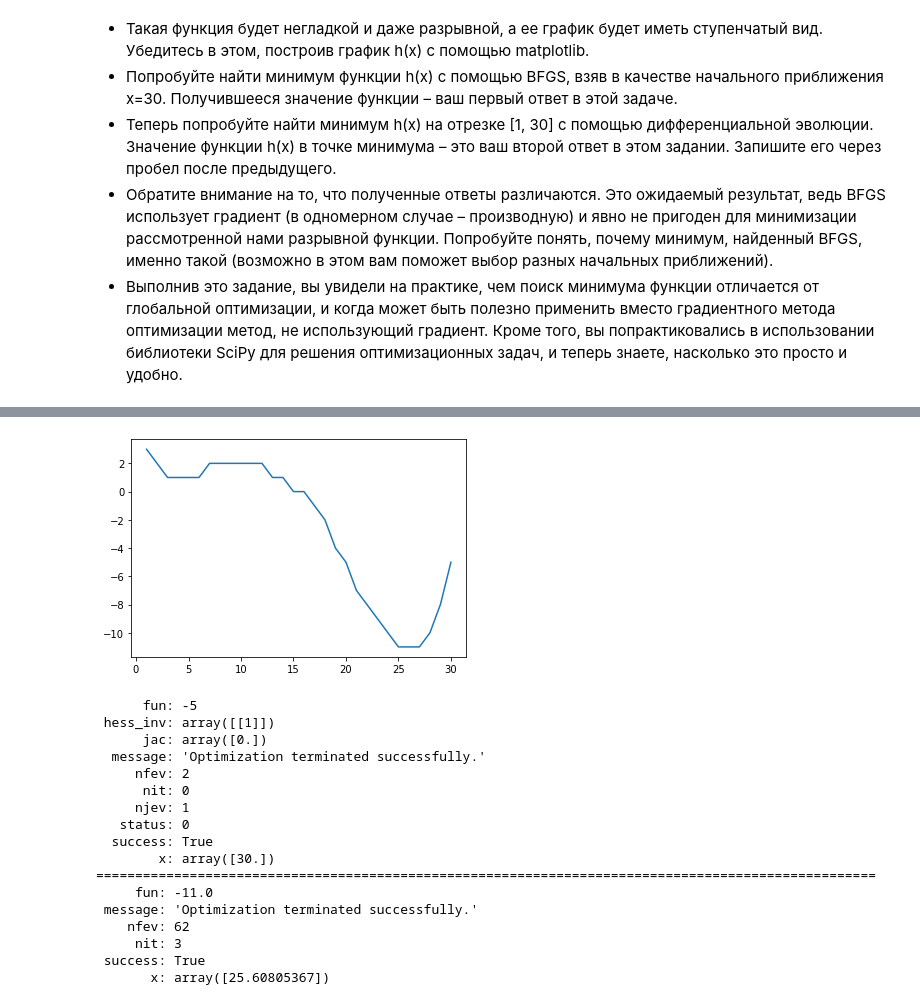
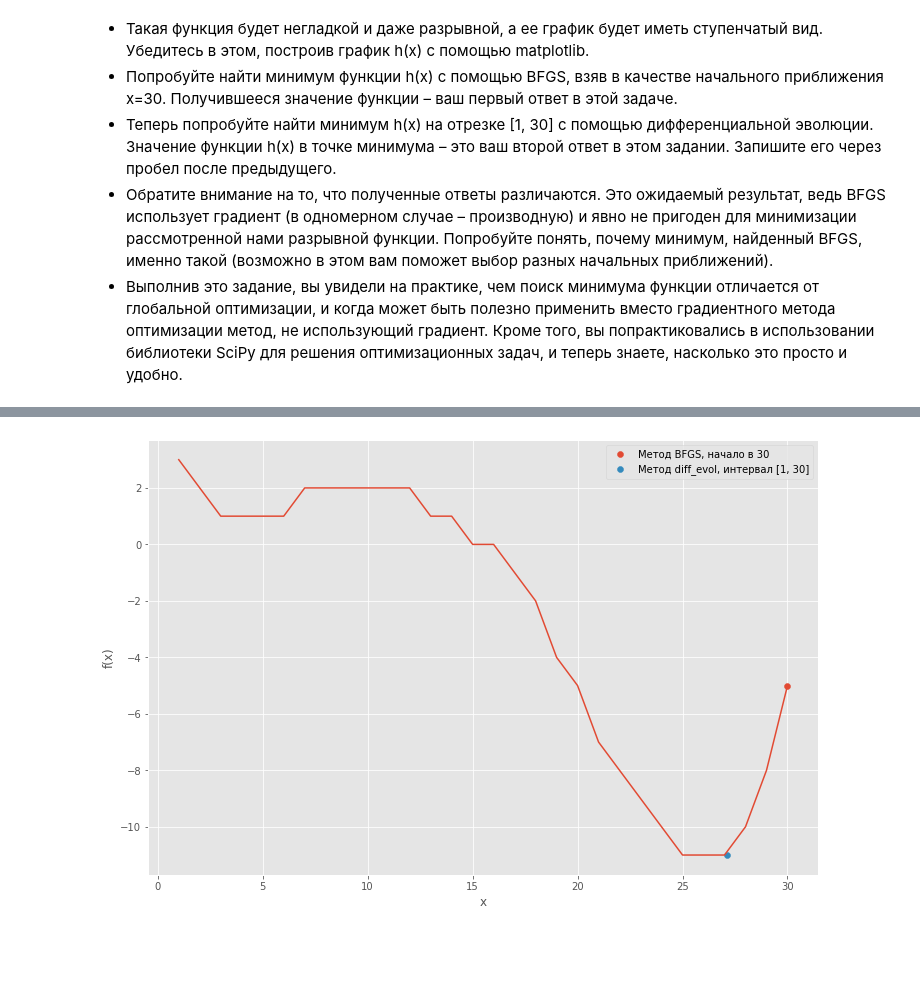
Before and after one commit to GoshaLetov/Machine-learning-and-data-analysis-specialization, a Jupyter notebook: 1 Course - Math and Python for data analysis/Optimization in Python.ipynb, the cells around one changed output, grey strips where cells are left out. Cells and saved outputs as stored; diff of their text form; code cells hidden in the pictures; blank space fills up the shorter version.

```diff
--- a/1 Course - Math and Python for data analysis/Optimization in Python.ipynb
+++ b/1 Course - Math and Python for data analysis/Optimization in Python.ipynb
@@ -86,30 +89,15 @@ print (optimize.differential_evolution(f, [(1, 30)]).nit)
 # %%
 def h(x):
     return int(f(x))
-# %%
-plt.plot(range(1, 31), [h(x) for x in range(1, 31)])
-plt.show()
-# %% [output]
-[figure, removed]
-# %%
-print (optimize.minimize(h, 30, method='BFGS'))
-print ('=' * 100)
-print (optimize.differential_evolution(h, [(1, 30)]))
-# %% [output]
-      fun: -5
- hess_inv: array([[1]])
-      jac: array([0.])
-  message: 'Optimization terminated successfully.'
-     nfev: 2
-      nit: 0
-     njev: 1
-   status: 0
-  success: True
-        x: array([30.])
-====================================================================================================
-     fun: -11.0
- message: 'Optimization terminated successfully.'
-    nfev: 62
-     nit: 3
- success: True
-       x: array([25.60805367])
+# %%
+plt.plot(range(1, 31), [h(x) for x in range(1, 31)])
+x0 = optimize.minimize(h, 30, method='BFGS')
+x1 = optimize.differential_evolution(h, [(1, 30)])
+plt.scatter(x=x0.x, y=h(x0.x), label='Метод BFGS, начало в 30')
+plt.scatter(x=x1.x, y=h(x1.x), label='Метод diff_evol, интервал [1, 30]')
+plt.xlabel('x')
+plt.ylabel('f(x)')
+plt.legend()
+plt.show()
+# %% [output]
+[figure, added]
```
Also changed, not shown: parts of 4 cells of this notebook.
